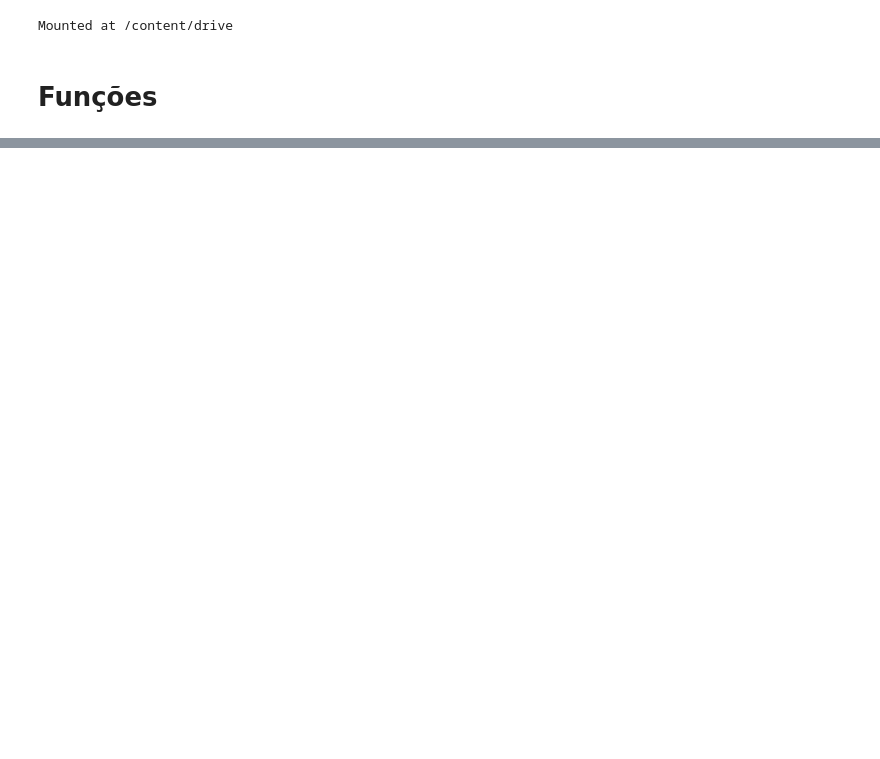
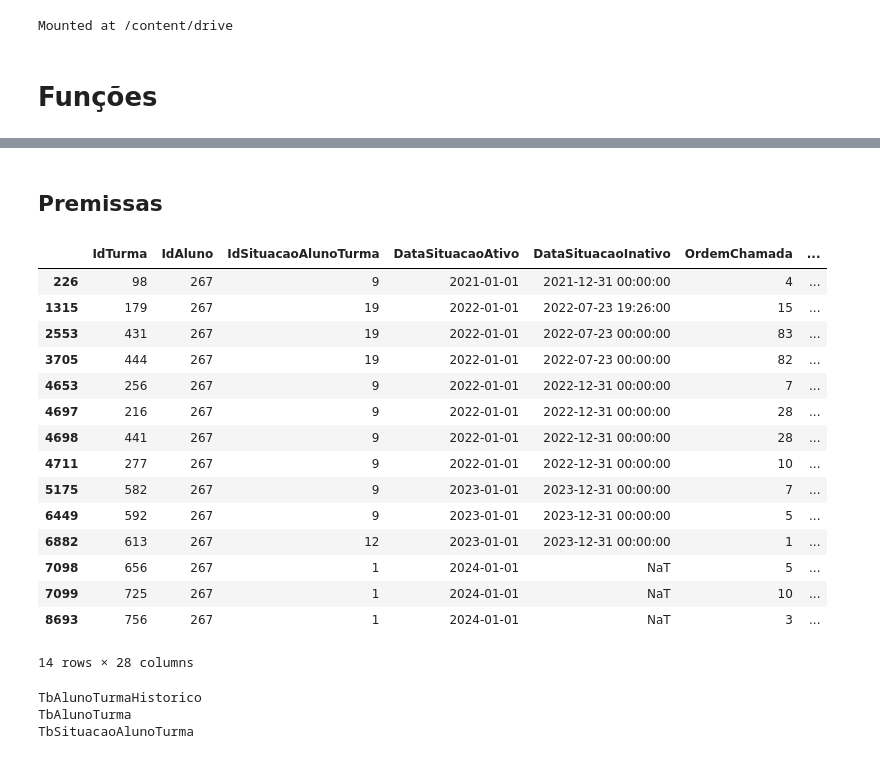
Before and after one commit to johnnathan862/pos-tech-datathon, a Jupyter notebook: creating_target.ipynb, the cells around one changed output, grey strips where cells are left out. Saved outputs shown, nothing was run; the diff lists cells and outputs as text; code cells hidden in the pictures; blank space fills up the shorter version.

```diff
--- a/creating_target.ipynb
+++ b/creating_target.ipynb
@@ -72,0 +406,2 @@ def search_tables_use_column(ls_data_dict, type_search, column_name):
+# %% [markdown]
+## Premissas
@@ -72,0 +411,25 @@ def search_tables_use_column(ls_data_dict, type_search, column_name):
+# %%
+alunos_turmas_df[alunos_turmas_df['IdAluno'] == 267].sort_values(by='DataHoraEfetivacaoMatricula')
+# %% [output]
+|  | IdTurma | IdAluno | IdSituacaoAlunoTurma | DataSituacaoAtivo | DataSituacaoInativo | OrdemChamada | ... |
+| 226 | 98 | 267 | 9 | 2021-01-01 | 2021-12-31 00:00:00 | 4 | ... |
+| 1315 | 179 | 267 | 19 | 2022-01-01 | 2022-07-23 19:26:00 | 15 | ... |
+| 2553 | 431 | 267 | 19 | 2022-01-01 | 2022-07-23 00:00:00 | 83 | ... |
+| 3705 | 444 | 267 | 19 | 2022-01-01 | 2022-07-23 00:00:00 | 82 | ... |
+| 4653 | 256 | 267 | 9 | 2022-01-01 | 2022-12-31 00:00:00 | 7 | ... |
+| 4697 | 216 | 267 | 9 | 2022-01-01 | 2022-12-31 00:00:00 | 28 | ... |
+| 4698 | 441 | 267 | 9 | 2022-01-01 | 2022-12-31 00:00:00 | 28 | ... |
+| 4711 | 277 | 267 | 9 | 2022-01-01 | 2022-12-31 00:00:00 | 10 | ... |
+| 5175 | 582 | 267 | 9 | 2023-01-01 | 2023-12-31 00:00:00 | 7 | ... |
+| 6449 | 592 | 267 | 9 | 2023-01-01 | 2023-12-31 00:00:00 | 5 | ... |
+| 6882 | 613 | 267 | 12 | 2023-01-01 | 2023-12-31 00:00:00 | 1 | ... |
+| 7098 | 656 | 267 | 1 | 2024-01-01 | NaT | 5 | ... |
+| 7099 | 725 | 267 | 1 | 2024-01-01 | NaT | 10 | ... |
+| 8693 | 756 | 267 | 1 | 2024-01-01 | NaT | 3 | ... |
+14 rows × 28 columns
+# %%
+search_tables_use_column(lst_todos_dados, 'exact', 'IdSituacaoAlunoTurma')
+# %% [output]
+TbAlunoTurmaHistorico
+TbAlunoTurma
+TbSituacaoAlunoTurma
```
Also changed, not shown: parts of 31 cells of this notebook.
